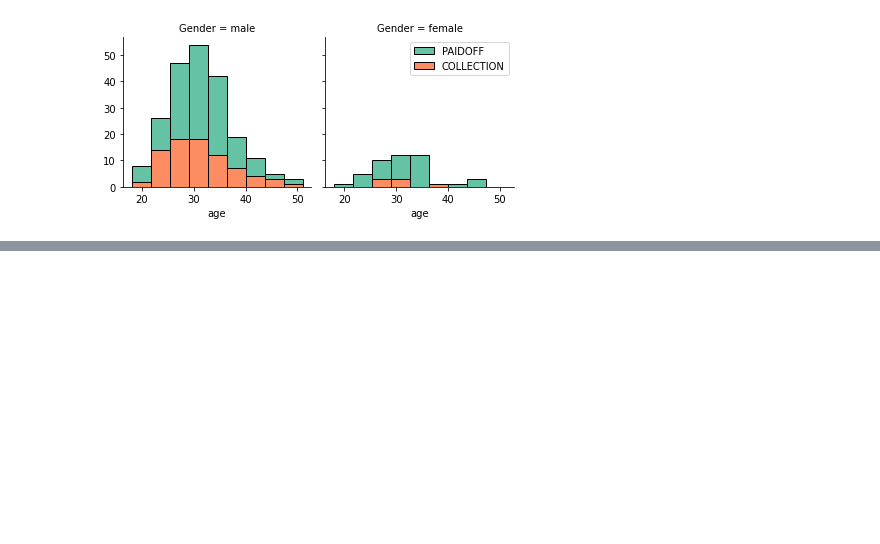
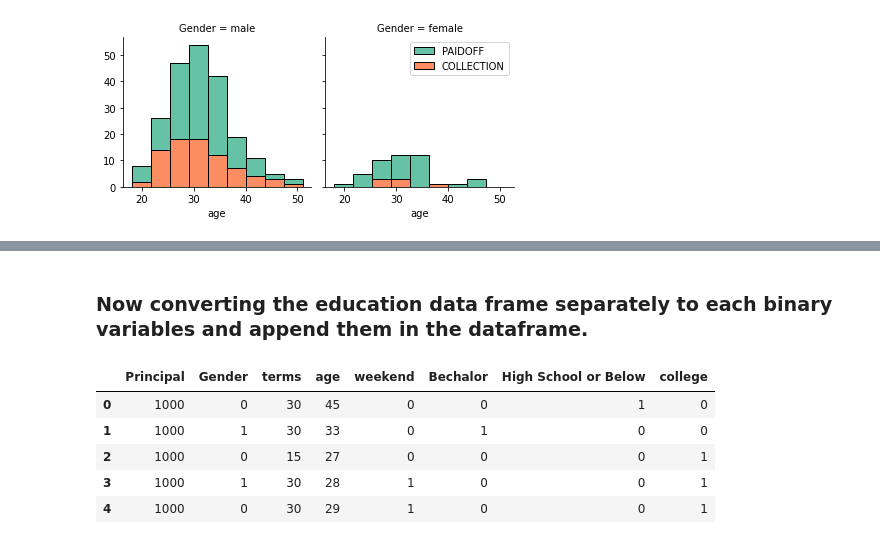
Before and after one commit to Pankaj740/Coursera_Capestone_project_mine, a Jupyter notebook: Coursera_Capestone_project.ipynb, the cells around one changed output, grey strips where cells are left out. Cells and saved outputs as stored; diff of their text form; code cells hidden in the pictures; blank space fills up the shorter version.

```diff
--- a/Coursera_Capestone_project.ipynb
+++ b/Coursera_Capestone_project.ipynb
@@ -131,0 +217,14 @@ plt.show()
+# %% [markdown]
+### Now converting the education data frame separately to each binary variables and append them in the dataframe.
+# %%
+Feature = df[['Principal','Gender','terms','age','weekend']]
+Feature = pd.concat([Feature,pd.get_dummies(df['education'])],axis=1)
+Feature.drop(['Master or Above'],axis=1,inplace=True)
+Feature.head()
+# %% [output]
+|  | Principal | Gender | terms | age | weekend | Bechalor | High School or Below | college |
+| 0 | 1000 | 0 | 30 | 45 | 0 | 0 | 1 | 0 |
+| 1 | 1000 | 1 | 30 | 33 | 0 | 1 | 0 | 0 |
+| 2 | 1000 | 0 | 15 | 27 | 0 | 0 | 0 | 1 |
+| 3 | 1000 | 1 | 30 | 28 | 1 | 0 | 0 | 1 |
+| 4 | 1000 | 0 | 30 | 29 | 1 | 0 | 0 | 1 |
```
Also changed, not shown: parts of 29 cells of this notebook.
